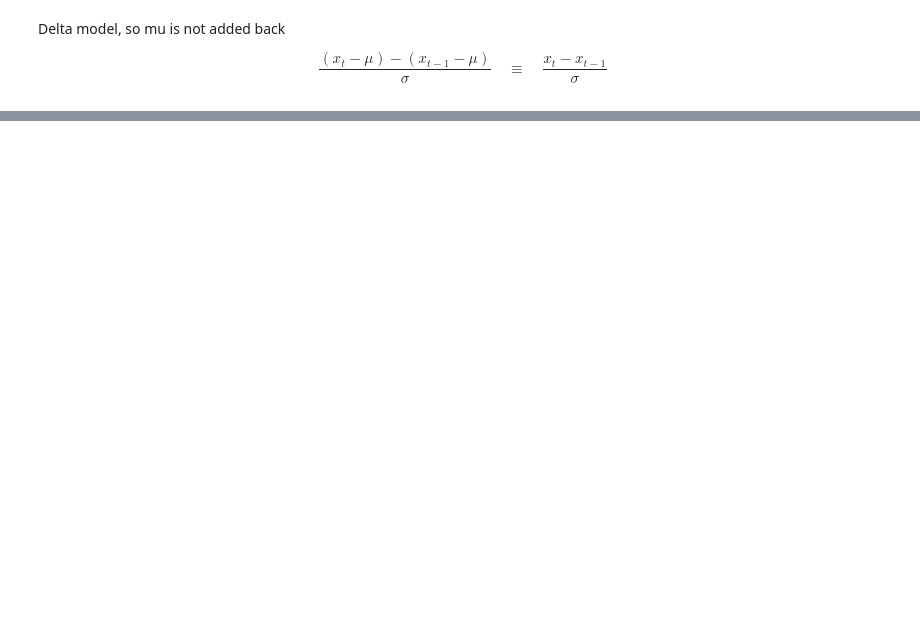
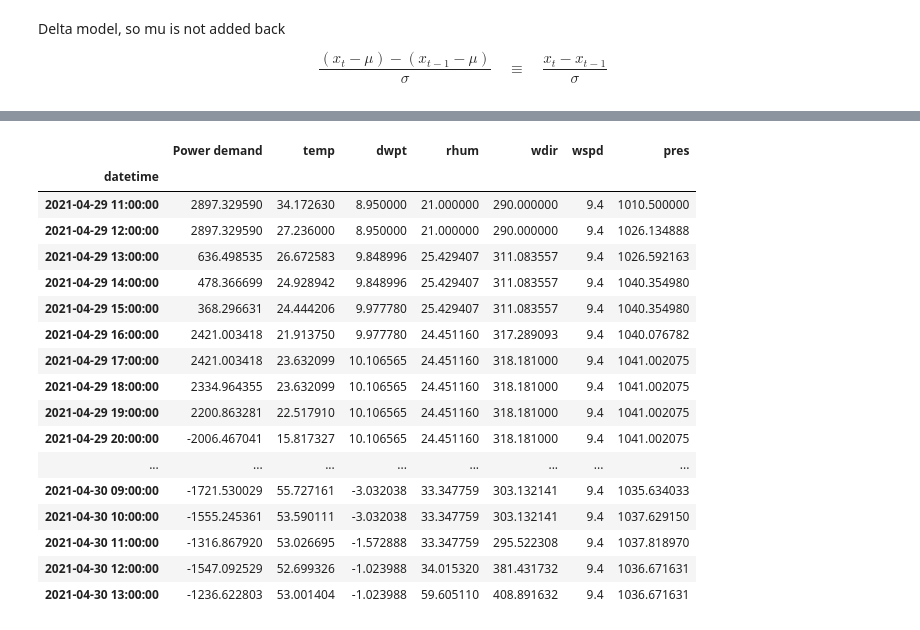
Before and after one commit to martinlie/vector-tokenizer, a Jupyter notebook: vector-tokenizer/2c tokenize2.ipynb, the cells around one changed output, grey strips where cells are left out. Cells and saved outputs as stored; diff of their text form; code cells hidden in the pictures; blank space fills up the shorter version.

```diff
--- a/vector-tokenizer/2c tokenize2.ipynb
+++ b/vector-tokenizer/2c tokenize2.ipynb
@@ -902,0 +1015,28 @@ plt.show()
+# %%
+# Cumsum
+init_values = X_test.iloc[-1].values
+Y_masked_pred = init_values + jnp.cumsum(Y_masked_rec.values, axis=0)
+
+Y_test = X.iloc[t+max_new_tokens:t+max_new_tokens+len(Y_masked_pred)]
+Y_masked_pred = pd.DataFrame(Y_masked_pred, columns=X.columns, index=Y_test.index)
+
+Y_masked_pred
+# %% [output]
+|  | Power demand | temp | dwpt | rhum | wdir | wspd | pres |
+| datetime |  |  |  |  |  |  |  |
+| 2021-04-29 11:00:00 | 2897.329590 | 34.172630 | 8.950000 | 21.000000 | 290.000000 | 9.4 | 1010.500000 |
+| 2021-04-29 12:00:00 | 2897.329590 | 27.236000 | 8.950000 | 21.000000 | 290.000000 | 9.4 | 1026.134888 |
+| 2021-04-29 13:00:00 | 636.498535 | 26.672583 | 9.848996 | 25.429407 | 311.083557 | 9.4 | 1026.592163 |
+| 2021-04-29 14:00:00 | 478.366699 | 24.928942 | 9.848996 | 25.429407 | 311.083557 | 9.4 | 1040.354980 |
+| 2021-04-29 15:00:00 | 368.296631 | 24.444206 | 9.977780 | 25.429407 | 311.083557 | 9.4 | 1040.354980 |
+| 2021-04-29 16:00:00 | 2421.003418 | 21.913750 | 9.977780 | 24.451160 | 317.289093 | 9.4 | 1040.076782 |
+| 2021-04-29 17:00:00 | 2421.003418 | 23.632099 | 10.106565 | 24.451160 | 318.181000 | 9.4 | 1041.002075 |
+| 2021-04-29 18:00:00 | 2334.964355 | 23.632099 | 10.106565 | 24.451160 | 318.181000 | 9.4 | 1041.002075 |
+| 2021-04-29 19:00:00 | 2200.863281 | 22.517910 | 10.106565 | 24.451160 | 318.181000 | 9.4 | 1041.002075 |
+| 2021-04-29 20:00:00 | -2006.467041 | 15.817327 | 10.106565 | 24.451160 | 318.181000 | 9.4 | 1041.002075 |
+| ... | ... | ... | ... | ... | ... | ... | ... |
+| 2021-04-30 09:00:00 | -1721.530029 | 55.727161 | -3.032038 | 33.347759 | 303.132141 | 9.4 | 1035.634033 |
+| 2021-04-30 10:00:00 | -1555.245361 | 53.590111 | -3.032038 | 33.347759 | 303.132141 | 9.4 | 1037.629150 |
+| 2021-04-30 11:00:00 | -1316.867920 | 53.026695 | -1.572888 | 33.347759 | 295.522308 | 9.4 | 1037.818970 |
+| 2021-04-30 12:00:00 | -1547.092529 | 52.699326 | -1.023988 | 34.015320 | 381.431732 | 9.4 | 1036.671631 |
+| 2021-04-30 13:00:00 | -1236.622803 | 53.001404 | -1.023988 | 59.605110 | 408.891632 | 9.4 | 1036.671631 |
```
Also changed, not shown: parts of 17 cells of this notebook, 2 other files.
